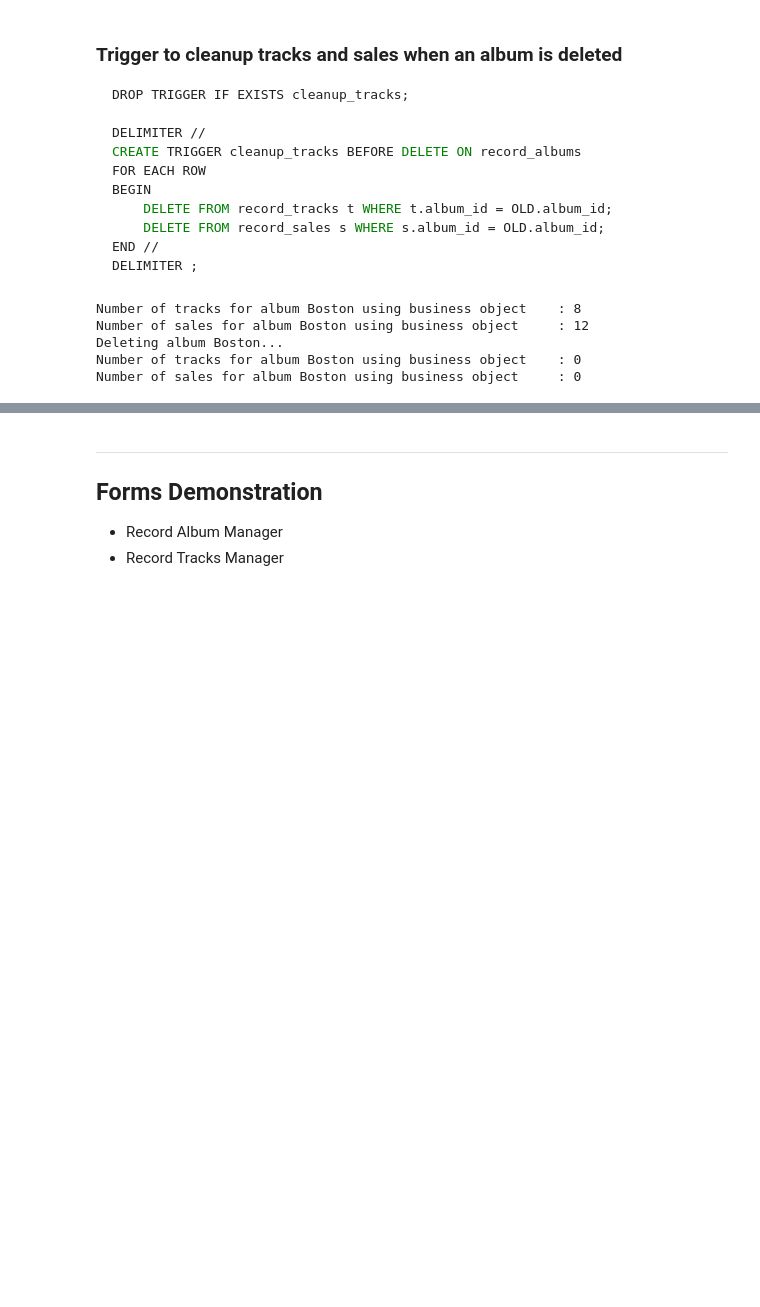
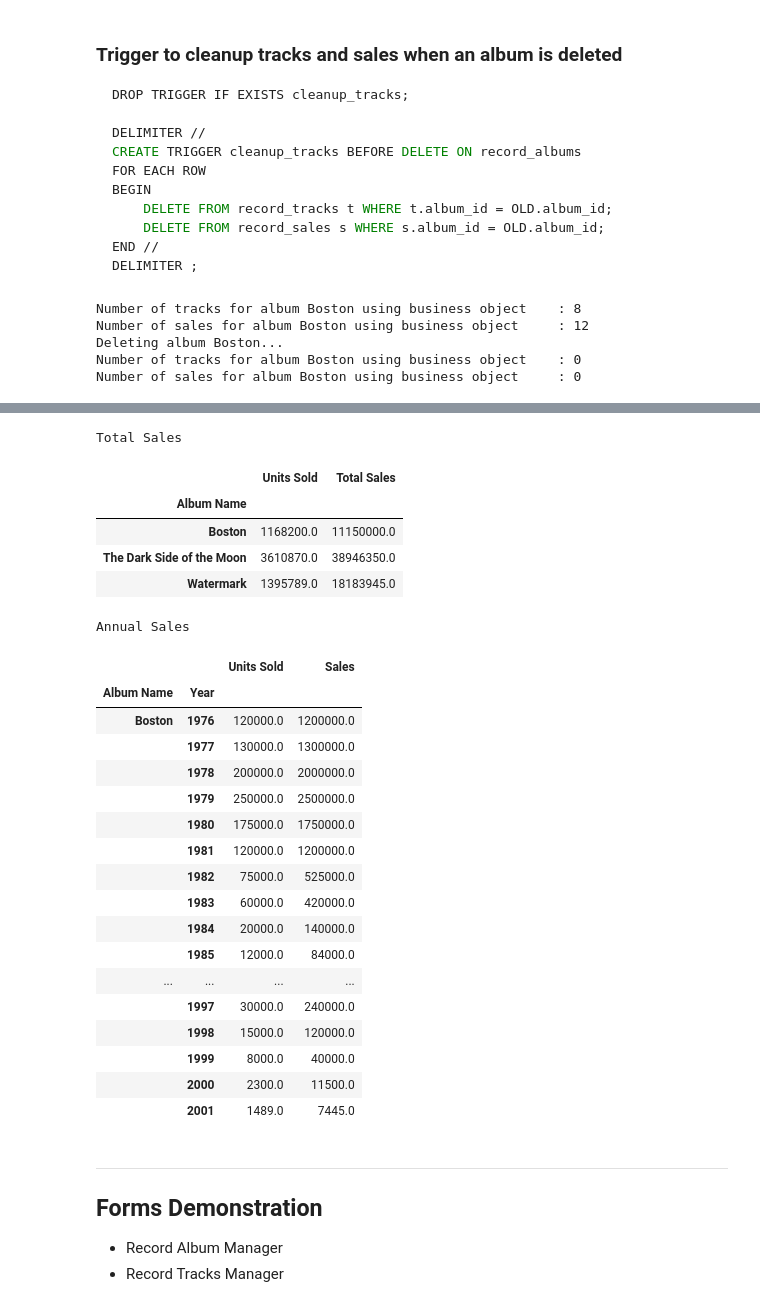
Before and after one commit to nmaiorana/CS-GY_6083_principles_of_database_systems, a Jupyter notebook: project_final_presetnation.ipynb, the cells around one changed output, grey strips where cells are left out. Saved outputs shown, nothing was run; the diff lists cells and outputs as text; code cells hidden in the pictures; blank space fills up the shorter version.

```diff
--- a/project_final_presetnation.ipynb
+++ b/project_final_presetnation.ipynb
@@ -571,3 +581,53 @@ Number of sales for album Boston using business object     : 0
+# %%
+import tools.db_utils as dbu
+pandas_index_settings = ['Album Name']
+print(f'Total Sales')
+display(dbu.query_to_df(('SELECT '
+                            'ra.album_name as "Album Name", '
+                            'SUM(rs.sale_quantity) as "Units Sold", '
+                            'SUM(rs.sale_quantity * rs.unit_sale_price) as "Total Sales" '
+                        'FROM record_sales rs '
+                        'JOIN record_albums ra ON ra.album_id = rs.album_id '
+                        'GROUP BY ra.album_name '
+                        'ORDER BY ra.album_name'), pandas_index_settings))
+
+pandas_index_settings = ['Album Name', 'Year']
+print(f'Annual Sales')
+display(dbu.query_to_df(('SELECT '
+                            'ra.album_name as "Album Name", '
+                            'YEAR(rs.sale_date) as "Year", '
+                            'SUM(rs.sale_quantity) as "Units Sold", '
+                            'SUM(rs.sale_quantity * rs.unit_sale_price) as "Sales" '
+                        'FROM record_sales rs '
+                        'JOIN record_albums ra ON ra.album_id = rs.album_id '
+                        'GROUP BY YEAR(rs.sale_date), rs.album_id '
+                        'ORDER BY ra.album_name'), pandas_index_settings))
+# %% [output]
+Total Sales
+|  | Units Sold | Total Sales |
+| Album Name |  |  |
+| Boston | 1168200.0 | 11150000.0 |
+| The Dark Side of the Moon | 3610870.0 | 38946350.0 |
+| Watermark | 1395789.0 | 18183945.0 |
+Annual Sales
+|  |  | Units Sold | Sales |
+| Album Name | Year |  |  |
+| Boston | 1976 | 120000.0 | 1200000.0 |
+|  | 1977 | 130000.0 | 1300000.0 |
+|  | 1978 | 200000.0 | 2000000.0 |
+|  | 1979 | 250000.0 | 2500000.0 |
+|  | 1980 | 175000.0 | 1750000.0 |
+|  | 1981 | 120000.0 | 1200000.0 |
+|  | 1982 | 75000.0 | 525000.0 |
+|  | 1983 | 60000.0 | 420000.0 |
+|  | 1984 | 20000.0 | 140000.0 |
+|  | 1985 | 12000.0 | 84000.0 |
+| ... | ... | ... | ... |
+|  | 1997 | 30000.0 | 240000.0 |
+|  | 1998 | 15000.0 | 120000.0 |
+|  | 1999 | 8000.0 | 40000.0 |
+|  | 2000 | 2300.0 | 11500.0 |
+|  | 2001 | 1489.0 | 7445.0 |
 # %% [markdown]
 ___
 ## Forms Demonstration
```
Also changed, not shown: parts of 6 cells of this notebook, 2 other files.
